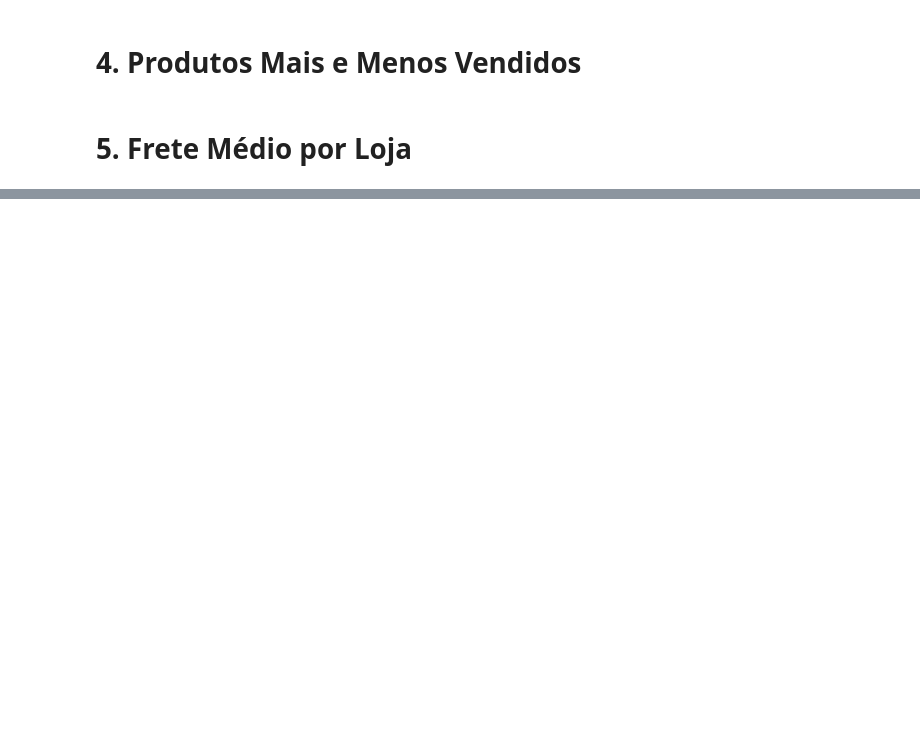
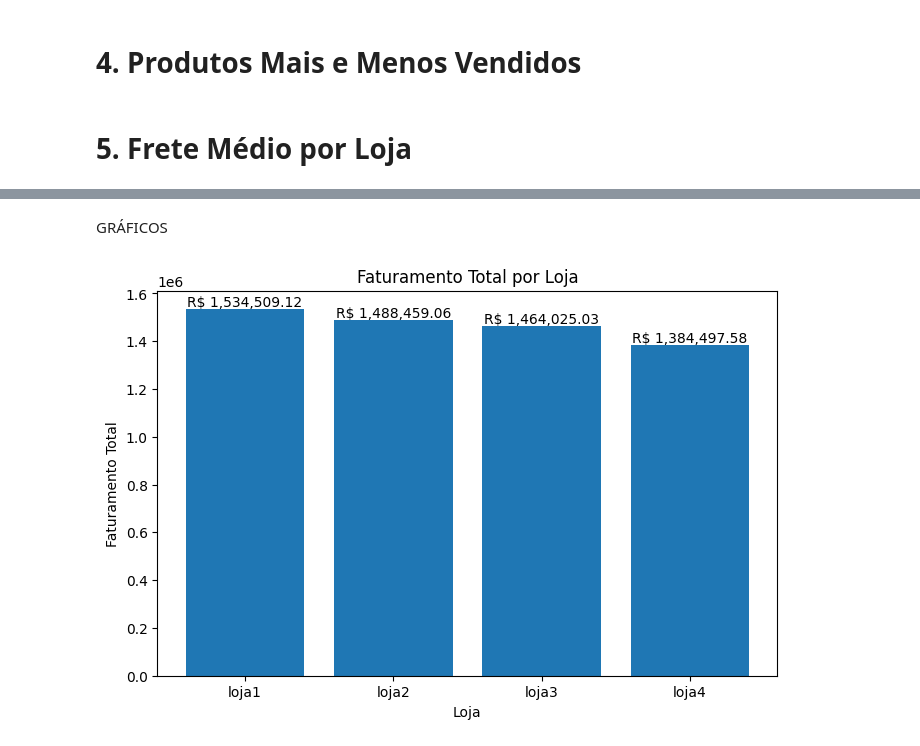
Before and after one commit to alexandrebarbosa-dev/desafioalurastore, a Jupyter notebook: AluraStoreBrasil.ipynb, the cells around one changed output, grey strips where cells are left out. Cells and saved outputs as stored; diff of their text form; code cells hidden in the pictures; blank space fills up the shorter version.

```diff
--- a/AluraStoreBrasil.ipynb
+++ b/AluraStoreBrasil.ipynb
@@ -40,0 +139,2 @@ SyntaxError: invalid syntax (ipython-input-4071525388.py, line 1)
+# %% [markdown]
+GRÁFICOS
@@ -40,0 +143,26 @@ SyntaxError: invalid syntax (ipython-input-4071525388.py, line 1)
+# %%
+Lojas = ['loja1', 'loja2', 'loja3', 'loja4']
+Faturamento = [faturamento_loja1, faturamento_loja2, faturamento_loja3, faturamento_loja4]
+
+def grafico_faturamento():
+
+  plt.figure(figsize=(8,5))
+  barras = plt.bar(Lojas, Faturamento)
+  plt.title('Faturamento Total por Loja')
+  plt.xlabel('Loja')
+  plt.ylabel('Faturamento Total')
+
+  for barra in barras:
+      altura = barra.get_height()
+      plt.text(
+          barra.get_x() + barra.get_width() / 2,
+          altura,
+          f'R$ {altura:,.2f}',
+          ha='center',
+          va='bottom'
+      )
+  plt.show()
+# %%
+grafico_faturamento()
+# %% [output]
+[figure, added]
```
Also changed, not shown: parts of 14 cells of this notebook.
